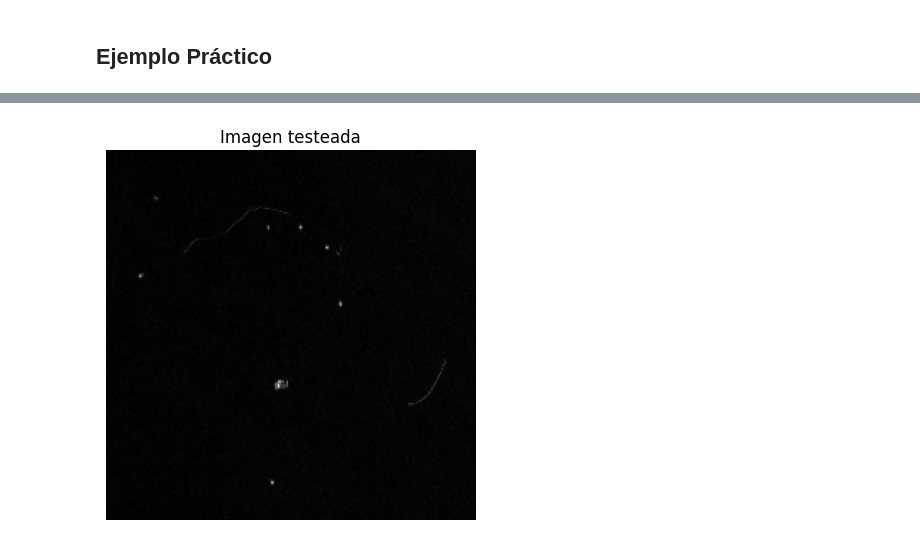
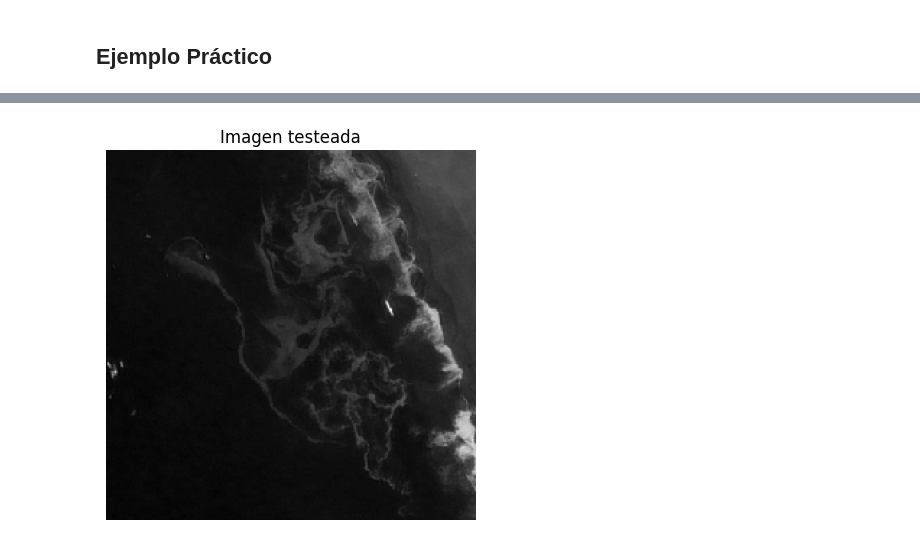
Before and after one commit to Misash/Oill-Spill-Detection, a Jupyter notebook: main.ipynb, the cells around one changed output, grey strips where cells are left out. Drawn from its saved outputs; the diff is of its cells as text; code cells hidden in the pictures.

```diff
--- a/main.ipynb
+++ b/main.ipynb
@@ -434,53 +505,19 @@ Precisión del ensamblaje de ambos modelos: 0.8525099320845171
 ## Ejemplo Práctico
 # %%
 
-# ejemplo de predicción
-# image_path = "./DatasetPeruSat1/train_images_256/202202cortado3_gray_gray_part34.tif"
-# image_path = "./dataset_perusat_nuevo/train_images_256/20220123_corte1_part3.tiff"
 
-# image_path = "./dataset_perusat_nuevo/train_images_256/20220208recortado2_gray_gray_part329.tif"
-
-#construcciones
-# image_path = "./DatasetPeruSat1/train_images_256/20220123_corte1_part2.tiff"
-
-
-# image_path = "./DatasetPeruSat/train_images_256/202202cortado4_gray_gray_part1.tif"
-
-
-image_path = "ejemplo2.png"
-
-#avion 1
-# image_path = "ejemplo3.tif"
-
+image_path = "ejemplo.png"
 test_image = cv2.imread( image_path, cv2.IMREAD_GRAYSCALE)
-
-
 test_image = cv2.resize(test_image, image_size)
 test_image = test_image.astype('float32') / 255.0
 test_image = np.expand_dims(test_image, axis=0)
 test_image = np.expand_dims(test_image, axis=-1)
 
 
-##########################################################
-# Carga el segundo modelo
-model1 = tf.keras.models.load_model("./DataSave/models/model_100E_32N.h5")
-model2 = tf.keras.models.load_model("./DataSave/models/model_200E_30N_perusat_reinforce_E35.h5")
-
-predicted_mask1= model1.predict(test_image)  # Asegúrate de tener los datos de prueba (test_data)
-predicted_mask2 = model2.predict(test_image)
-
-# Promedia las predicciones
-predicted_mask = predicted_mask1*0.2 + predicted_mask2*0.8
-
-# Encuentra las intersecciones entre las predicciones
-# predicted_mask  = np.multiply(predicted_mask1*0.2, predicted_mask2*0.8)
-# predicted_mask = predictions_model
-#############################################################
-
-# predicted_mask = model.predict(test_image)
-
-
-# plt.figure(figsize=(20, 5))
+# Carga modelo
+model = tf.keras.models.load_model("./DataSave/models/model_100E_32N_reinforce_E30.h5")
+#predecir mascara
+predicted_mask= model.predict(test_image)
 
 # Mostrar la imagen testeada
 plt.imshow(test_image[0, :, :, 0], cmap='gray')
@@ -488,46 +525,12 @@ plt.title('Imagen testeada')
 plt.axis('off')
 plt.show()
 
-
-# image_path = "./DatasetPeruSat/train_masks_256/202202cortado4_gray_gray_part1.tif"
-# mask_image = cv2.imread( image_path, cv2.IMREAD_GRAYSCALE)
-
-# mask_image = cv2.resize(mask_image, image_size)
-# mask_image = mask_image.astype('float32') / 255.0
-# mask_image = np.expand_dims(mask_image, axis=0)
-# mask_image = np.expand_dims(mask_image, axis=-1)
-
-# # Mostrar mascara real
-# plt.imshow(mask_image[0, :, :, 0], cmap='gray')
-# plt.title('Mask real')
-# plt.axis('off')
-# plt.show()
-
-
-
 #Mostrar la máscara predicha
-# predicted_mask = predicted_mask.squeeze()
-predicted_mask1 = predicted_mask1.squeeze()
-plt.imshow(predicted_mask1, cmap='inferno')
-plt.title('Máscara predicha')
+predicted_mask = predicted_mask.squeeze()
+plt.imshow(predicted_mask, cmap='inferno')
+plt.title('Máscara predicha PER1')
 plt.axis('off')
 plt.show()
 
-
-#Mostrar la máscara predicha
-predicted_mask2 = predicted_mask2.squeeze()
-plt.imshow(predicted_mask2, cmap='inferno')
-plt.title('Máscara predicha perusat')
-plt.axis('off')
 plt.show()
-
-#Mostrar la máscara predicha
-predicted_mask = predicted_mask.squeeze()
-plt.imshow(predicted_mask, cmap='inferno')
-plt.title('Máscara predicha merge')
-plt.axis('off')
-
-
-
-plt.show()
 # %% [output]
@@ -536 +538 @@ plt.show()
-[figure, old version]
+[figure, new version]
```
Also changed, not shown: parts of 9 cells of this notebook, 3 other files.
